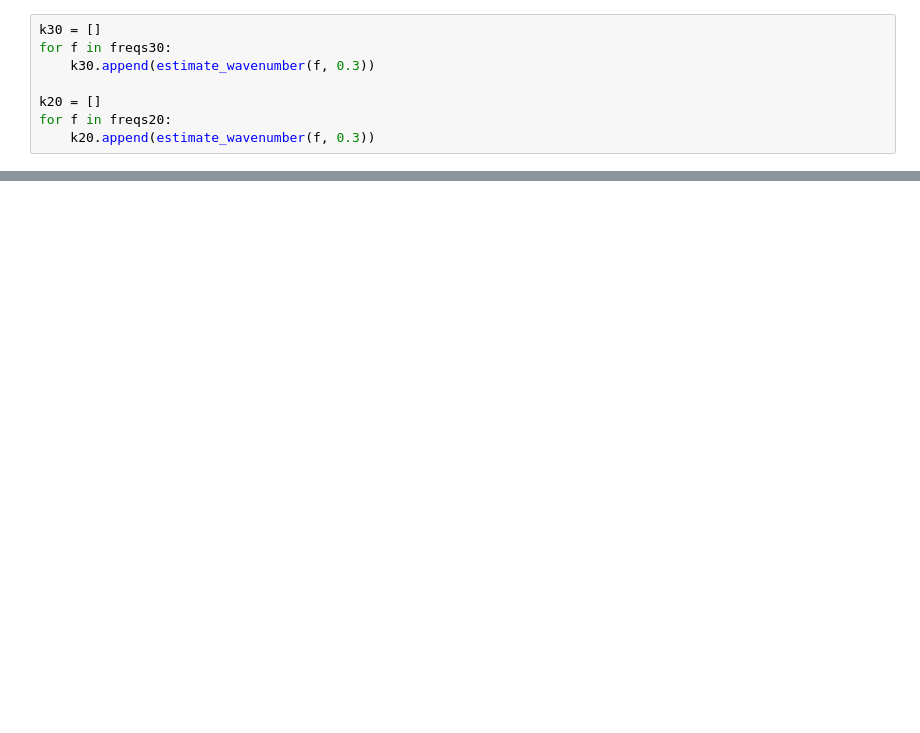
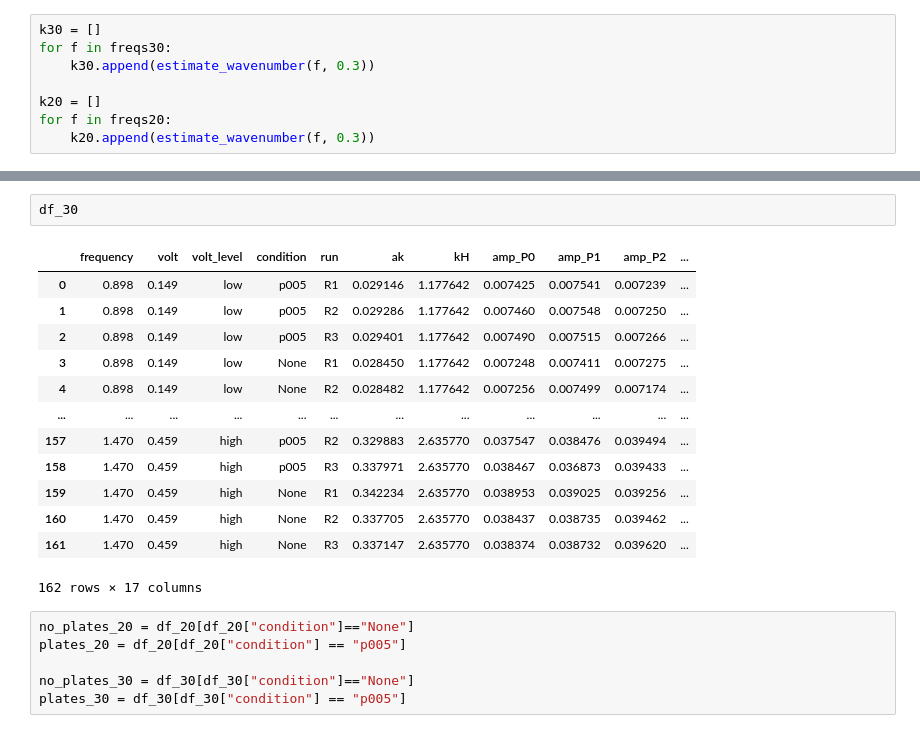
Before and after one commit to kjes4pres/Master_code, a Jupyter notebook: Lab/Probe_analysis/ak_scaling.ipynb, the cells around one changed output, grey strips where cells are left out. Cells and saved outputs as stored; diff of their text form; blank space fills up the shorter version.

```diff
--- a/Lab/Probe_analysis/ak_scaling.ipynb
+++ b/Lab/Probe_analysis/ak_scaling.ipynb
@@ -855 +273,23 @@ Frequency: 1.47, Voltage: 0.459
+# %%
+df_30
+# %% [output]
+|  | frequency | volt | volt_level | condition | run | ak | kH | amp_P0 | amp_P1 | amp_P2 | ... |
+| 0 | 0.898 | 0.149 | low | p005 | R1 | 0.029146 | 1.177642 | 0.007425 | 0.007541 | 0.007239 | ... |
+| 1 | 0.898 | 0.149 | low | p005 | R2 | 0.029286 | 1.177642 | 0.007460 | 0.007548 | 0.007250 | ... |
+| 2 | 0.898 | 0.149 | low | p005 | R3 | 0.029401 | 1.177642 | 0.007490 | 0.007515 | 0.007266 | ... |
+| 3 | 0.898 | 0.149 | low | None | R1 | 0.028450 | 1.177642 | 0.007248 | 0.007411 | 0.007275 | ... |
+| 4 | 0.898 | 0.149 | low | None | R2 | 0.028482 | 1.177642 | 0.007256 | 0.007499 | 0.007174 | ... |
+| ... | ... | ... | ... | ... | ... | ... | ... | ... | ... | ... | ... |
+| 157 | 1.470 | 0.459 | high | p005 | R2 | 0.329883 | 2.635770 | 0.037547 | 0.038476 | 0.039494 | ... |
+| 158 | 1.470 | 0.459 | high | p005 | R3 | 0.337971 | 2.635770 | 0.038467 | 0.036873 | 0.039433 | ... |
+| 159 | 1.470 | 0.459 | high | None | R1 | 0.342234 | 2.635770 | 0.038953 | 0.039025 | 0.039256 | ... |
+| 160 | 1.470 | 0.459 | high | None | R2 | 0.337705 | 2.635770 | 0.038437 | 0.038735 | 0.039462 | ... |
+| 161 | 1.470 | 0.459 | high | None | R3 | 0.337147 | 2.635770 | 0.038374 | 0.038732 | 0.039620 | ... |
+162 rows × 17 columns
+# %%
+no_plates_20 = df_20[df_20["condition"]=="None"]
+plates_20 = df_20[df_20["condition"] == "p005"]
+
+no_plates_30 = df_30[df_30["condition"]=="None"]
+plates_30 = df_30[df_30["condition"] == "p005"]
 # %%
```
Also changed, not shown: parts of 41 cells of this notebook, 5 other files.
